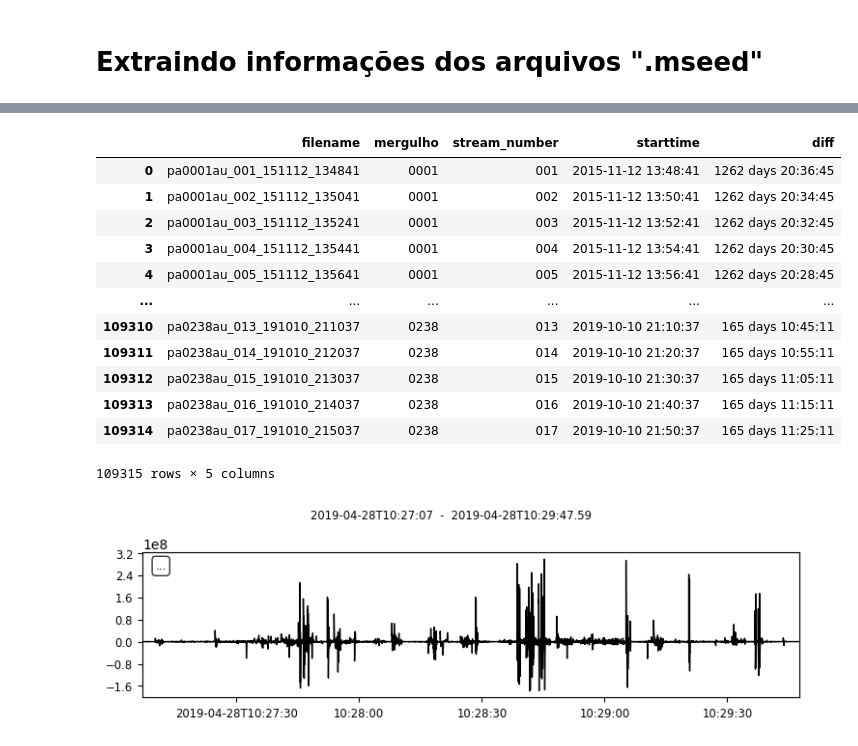
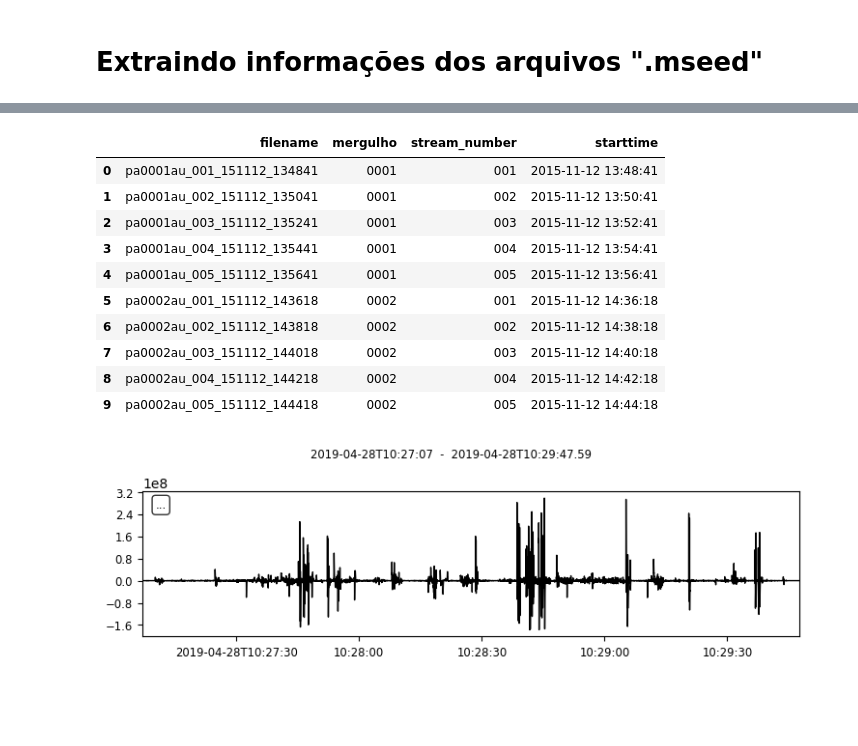
Before and after one commit to dIOGOLOC/marefone, a Jupyter notebook: diverse_tools/Tutorial/Tutorial_event_mseed_nc_file.ipynb, the cells around one changed output, grey strips where cells are left out. Drawn from its saved outputs; the diff is of its cells as text; code cells hidden in the pictures; blank space fills up the shorter version.

```diff
--- a/diverse_tools/Tutorial/Tutorial_event_mseed_nc_file.ipynb
+++ b/diverse_tools/Tutorial/Tutorial_event_mseed_nc_file.ipynb
@@ -108,21 +106,19 @@ KeyboardInterrupt:
 # %%
 dataframe_mseed_final = pd.concat(pandas_mseed_lst, ignore_index=True)
 # %%
-dataframe_mseed_final
+dataframe_mseed_final.head(10)
 # %% [output]
-|  | filename | mergulho | stream_number | starttime | diff |
-| 0 | pa0001au_001_151112_134841 | 0001 | 001 | 2015-11-12 13:48:41 | 1262 days 20:36:45 |
-| 1 | pa0001au_002_151112_135041 | 0001 | 002 | 2015-11-12 13:50:41 | 1262 days 20:34:45 |
-| 2 | pa0001au_003_151112_135241 | 0001 | 003 | 2015-11-12 13:52:41 | 1262 days 20:32:45 |
-| 3 | pa0001au_004_151112_135441 | 0001 | 004 | 2015-11-12 13:54:41 | 1262 days 20:30:45 |
-| 4 | pa0001au_005_151112_135641 | 0001 | 005 | 2015-11-12 13:56:41 | 1262 days 20:28:45 |
-| ... | ... | ... | ... | ... | ... |
-| 109310 | pa0238au_013_191010_211037 | 0238 | 013 | 2019-10-10 21:10:37 | 165 days 10:45:11 |
-| 109311 | pa0238au_014_191010_212037 | 0238 | 014 | 2019-10-10 21:20:37 | 165 days 10:55:11 |
-| 109312 | pa0238au_015_191010_213037 | 0238 | 015 | 2019-10-10 21:30:37 | 165 days 11:05:11 |
-| 109313 | pa0238au_016_191010_214037 | 0238 | 016 | 2019-10-10 21:40:37 | 165 days 11:15:11 |
-| 109314 | pa0238au_017_191010_215037 | 0238 | 017 | 2019-10-10 21:50:37 | 165 days 11:25:11 |
+|  | filename | mergulho | stream_number | starttime |
+| 0 | pa0001au_001_151112_134841 | 0001 | 001 | 2015-11-12 13:48:41 |
+| 1 | pa0001au_002_151112_135041 | 0001 | 002 | 2015-11-12 13:50:41 |
+| 2 | pa0001au_003_151112_135241 | 0001 | 003 | 2015-11-12 13:52:41 |
+| 3 | pa0001au_004_151112_135441 | 0001 | 004 | 2015-11-12 13:54:41 |
+| 4 | pa0001au_005_151112_135641 | 0001 | 005 | 2015-11-12 13:56:41 |
+| 5 | pa0002au_001_151112_143618 | 0002 | 001 | 2015-11-12 14:36:18 |
+| 6 | pa0002au_002_151112_143818 | 0002 | 002 | 2015-11-12 14:38:18 |
+| 7 | pa0002au_003_151112_144018 | 0002 | 003 | 2015-11-12 14:40:18 |
+| 8 | pa0002au_004_151112_144218 | 0002 | 004 | 2015-11-12 14:42:18 |
+| 9 | pa0002au_005_151112_144418 | 0002 | 005 | 2015-11-12 14:44:18 |
-109315 rows × 5 columns
 # %%
 # Calcule a diferença absoluta entre as datas e o valor de referência
 dataframe_mseed_final['diff'] = np.abs(dataframe_mseed_final['starttime'].dt.to_pydatetime() - event.datetime)
```
Also changed, not shown: parts of 1 cell of this notebook, 2 other files.
